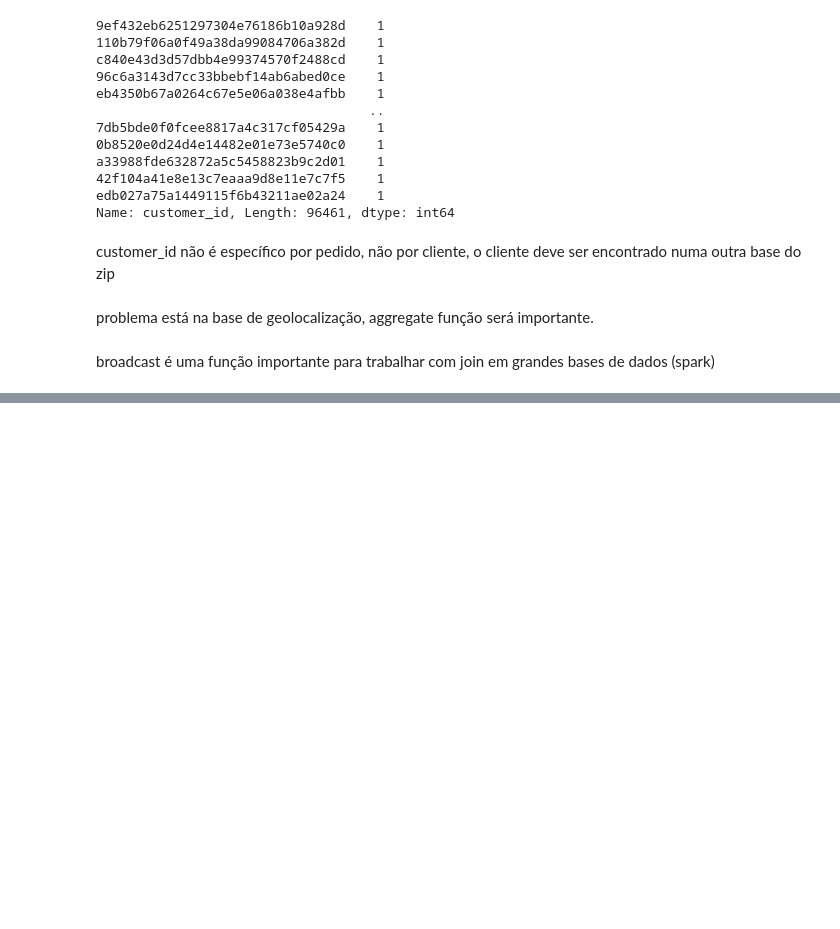
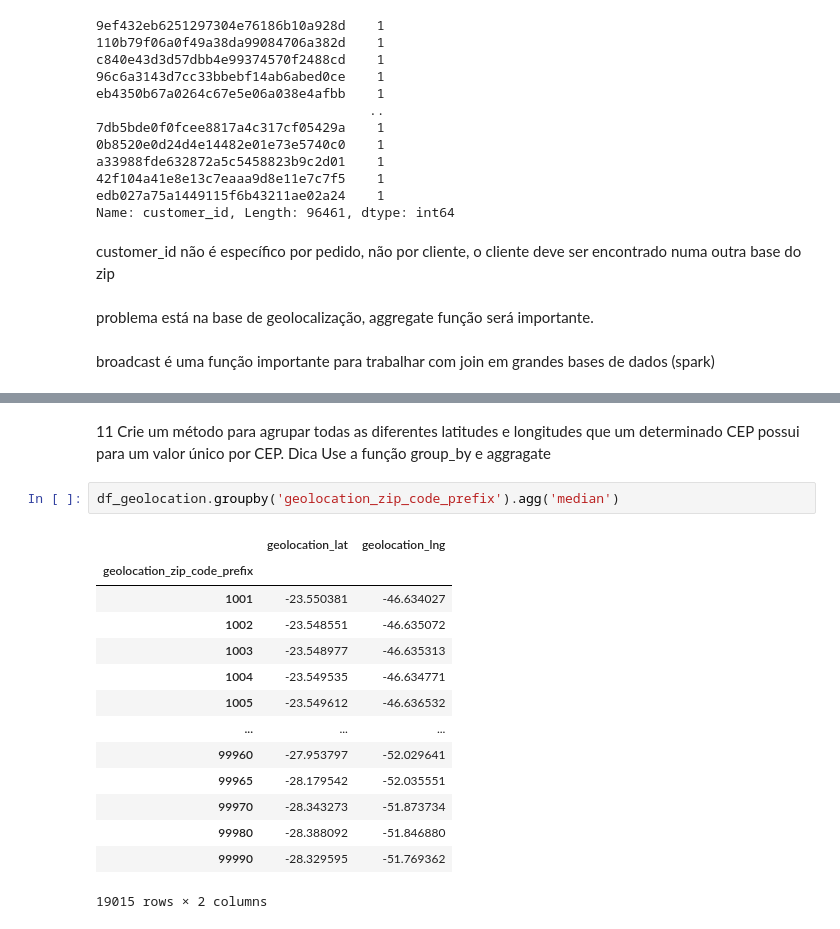
Before and after one commit to raulsa15/design, a Jupyter notebook: Aula01.ipynb, the cells around one changed output, grey strips where cells are left out. Saved outputs shown, nothing was run; the diff lists cells and outputs as text; blank space fills up the shorter version.

```diff
--- a/Aula01.ipynb
+++ b/Aula01.ipynb
@@ -195,0 +259,19 @@ broadcast é uma função importante para trabalhar com join em grandes bases de
+# %% [markdown]
+11 Crie um método para agrupar todas as diferentes latitudes e longitudes que um determinado CEP possui para um valor único por CEP. Dica Use a função group_by e aggragate
+# %%
+df_geolocation.groupby('geolocation_zip_code_prefix').agg('median')
+# %% [output]
+|  | geolocation_lat | geolocation_lng |
+| geolocation_zip_code_prefix |  |  |
+| 1001 | -23.550381 | -46.634027 |
+| 1002 | -23.548551 | -46.635072 |
+| 1003 | -23.548977 | -46.635313 |
+| 1004 | -23.549535 | -46.634771 |
+| 1005 | -23.549612 | -46.636532 |
+| ... | ... | ... |
+| 99960 | -27.953797 | -52.029641 |
+| 99965 | -28.179542 | -52.035551 |
+| 99970 | -28.343273 | -51.873734 |
+| 99980 | -28.388092 | -51.846880 |
+| 99990 | -28.329595 | -51.769362 |
+19015 rows × 2 columns
```
Also changed, not shown: parts of 17 cells of this notebook.
